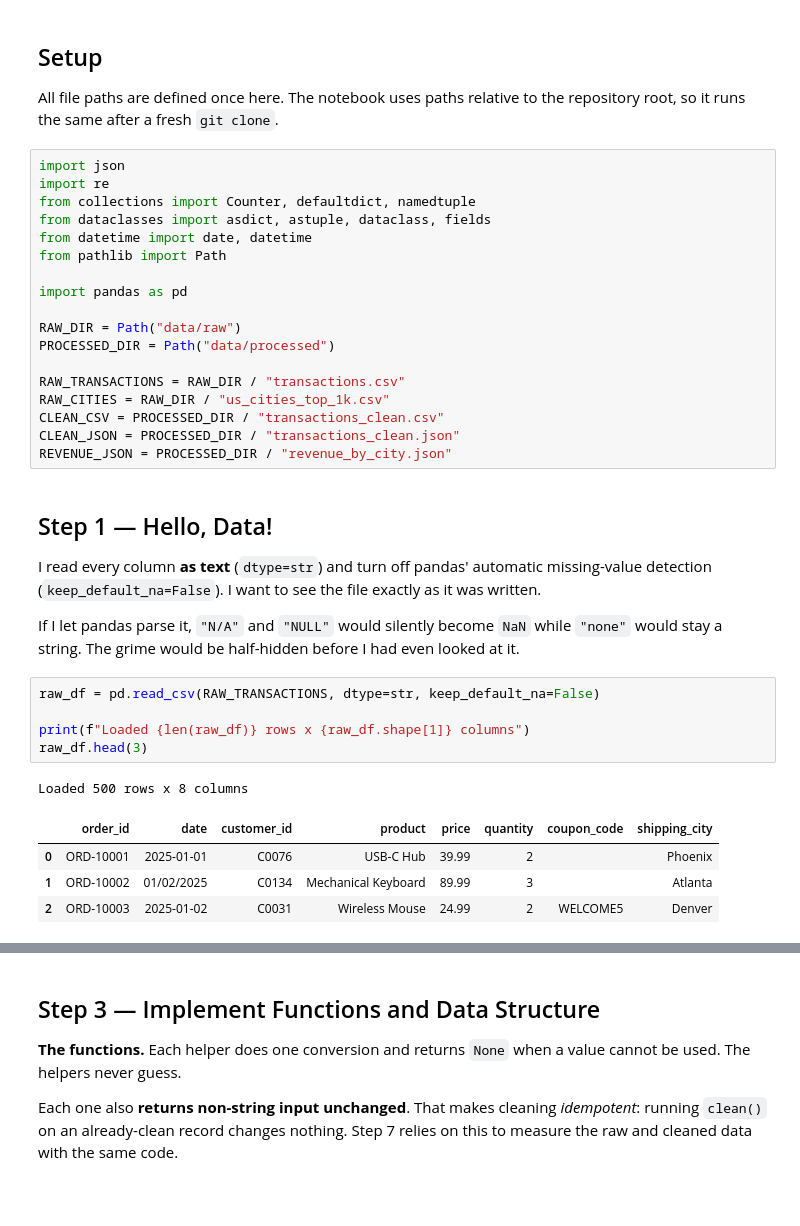
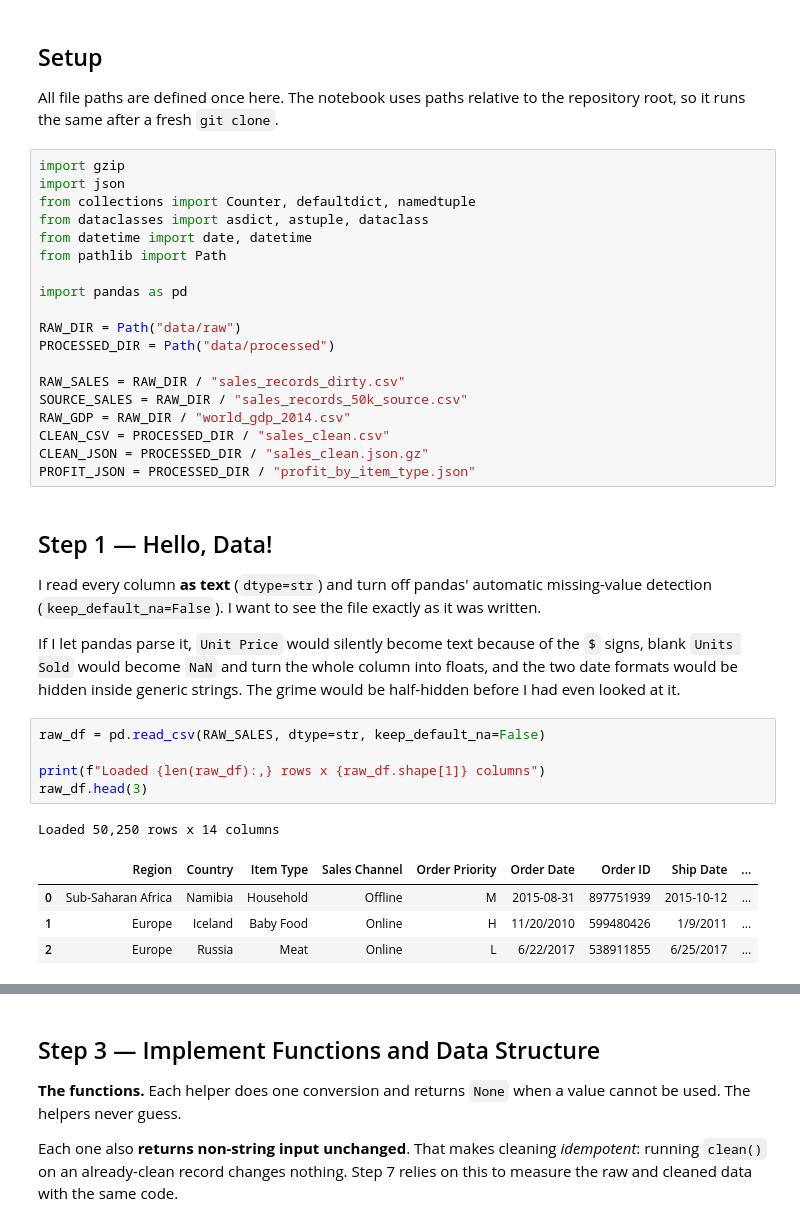
Before and after one commit to Namypark/ecommerce-data-engineering-lab, a Jupyter notebook: ecommerce_data_engineering.ipynb, the cells around one changed output, grey strips where cells are left out. Saved outputs shown, nothing was run; the diff lists cells and outputs as text; blank space fills up the shorter version.

Commit message:
Rebuild notebook steps 1-6 on the sales records: load, containers, SalesOrder class, profiling and grime checks

```diff
--- a/ecommerce_data_engineering.ipynb
+++ b/ecommerce_data_engineering.ipynb
@@ -16,10 +18,10 @@ I use the secondary file for two things: to **enrich** each order with its city'
 
 All file paths are defined once here. The notebook uses paths relative to the repository root, so it runs the same after a fresh `git clone`.
 # %%
+import gzip
 import json
-import re
 from collections import Counter, defaultdict, namedtuple
-from dataclasses import asdict, astuple, dataclass, fields
+from dataclasses import asdict, astuple, dataclass
 from datetime import date, datetime
 from pathlib import Path
 
@@ -28,28 +30,29 @@ import pandas as pd
 RAW_DIR = Path("data/raw")
 PROCESSED_DIR = Path("data/processed")
 
-RAW_TRANSACTIONS = RAW_DIR / "transactions.csv"
-RAW_CITIES = RAW_DIR / "us_cities_top_1k.csv"
-CLEAN_CSV = PROCESSED_DIR / "transactions_clean.csv"
-CLEAN_JSON = PROCESSED_DIR / "transactions_clean.json"
-REVENUE_JSON = PROCESSED_DIR / "revenue_by_city.json"
+RAW_SALES = RAW_DIR / "sales_records_dirty.csv"
+SOURCE_SALES = RAW_DIR / "sales_records_50k_source.csv"
+RAW_GDP = RAW_DIR / "world_gdp_2014.csv"
+CLEAN_CSV = PROCESSED_DIR / "sales_clean.csv"
+CLEAN_JSON = PROCESSED_DIR / "sales_clean.json.gz"
+PROFIT_JSON = PROCESSED_DIR / "profit_by_item_type.json"
 # %% [markdown]
 ## Step 1 — Hello, Data!
 
 I read every column **as text** (`dtype=str`) and turn off pandas' automatic missing-value detection (`keep_default_na=False`). I want to see the file exactly as it was written.
 
-If I let pandas parse it, `"N/A"` and `"NULL"` would silently become `NaN` while `"none"` would stay a string. The grime would be half-hidden before I had even looked at it.
+If I let pandas parse it, `Unit Price` would silently become text because of the `$` signs, blank `Units Sold` would become `NaN` and turn the whole column into floats, and the two date formats would be hidden inside generic strings. The grime would be half-hidden before I had even looked at it.
 # %%
-raw_df = pd.read_csv(RAW_TRANSACTIONS, dtype=str, keep_default_na=False)
+raw_df = pd.read_csv(RAW_SALES, dtype=str, keep_default_na=False)
 
-print(f"Loaded {len(raw_df)} rows x {raw_df.shape[1]} columns")
+print(f"Loaded {len(raw_df):,} rows x {raw_df.shape[1]} columns")
 raw_df.head(3)
 # %% [output]
-Loaded 500 rows x 8 columns
+Loaded 50,250 rows x 14 columns
-|  | order_id | date | customer_id | product | price | quantity | coupon_code | shipping_city |
-| 0 | ORD-10001 | 2025-01-01 | C0076 | USB-C Hub | 39.99 | 2 |  | Phoenix |
-| 1 | ORD-10002 | 01/02/2025 | C0134 | Mechanical Keyboard | 89.99 | 3 |  | Atlanta |
-| 2 | ORD-10003 | 2025-01-02 | C0031 | Wireless Mouse | 24.99 | 2 | WELCOME5 | Denver |
+|  | Region | Country | Item Type | Sales Channel | Order Priority | Order Date | Order ID | Ship Date | ... |
+| 0 | Sub-Saharan Africa | Namibia | Household | Offline | M | 2015-08-31 | 897751939 | 2015-10-12 | ... |
+| 1 | Europe | Iceland | Baby Food | Online | H | 11/20/2010 | 599480426 | 1/9/2011 | ... |
+| 2 | Europe | Russia | Meat | Online | L | 6/22/2017 | 538911855 | 6/25/2017 | ... |
 # %% [markdown]
 ## Step 2 — Pick the Right Container
 
```
Also changed, not shown: parts of 45 cells of this notebook, 2 other files.
